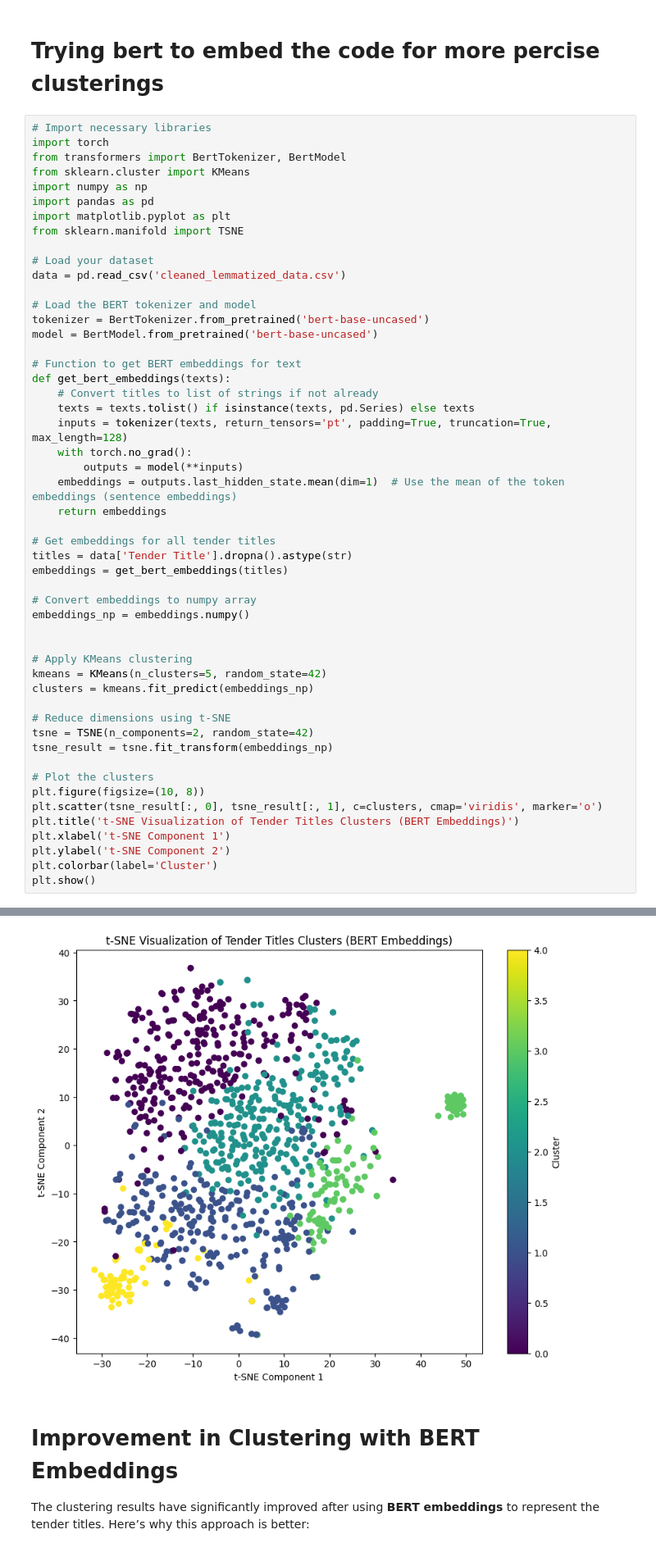
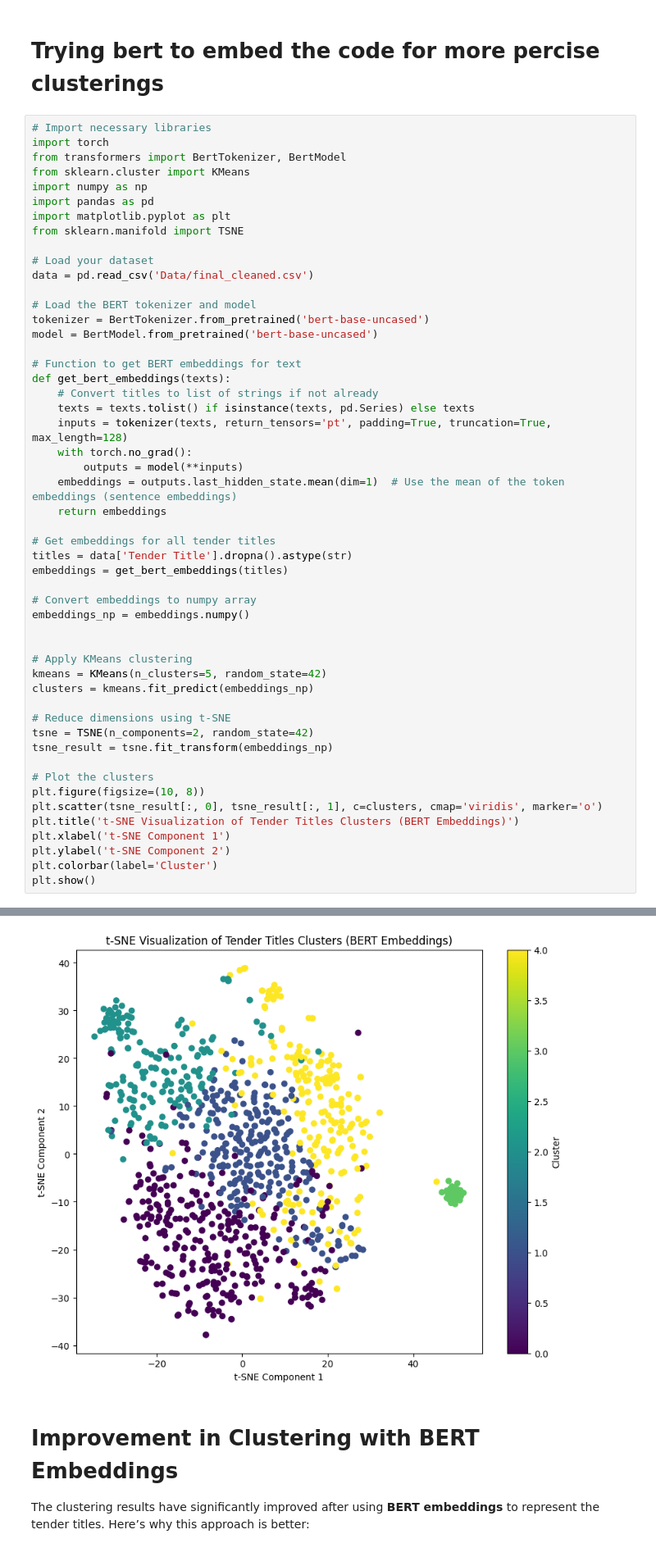
Before and after one commit to QuasimodoCodes/Bachlorz, a Jupyter notebook: experiments/plots.ipynb, the cells around one changed output, grey strips where cells are left out. Shown at 82% size. Drawn from its saved outputs; the diff is of its cells as text.

Commit message:
created folder for images and also one for texting and experimenting

```diff
--- a/plots.ipynb
+++ b/experiments/plots.ipynb
@@ -111,7 +111,7 @@ import matplotlib.pyplot as plt
 from sklearn.manifold import TSNE
 
 # Load your dataset
-data = pd.read_csv('cleaned_lemmatized_data.csv')
+data = pd.read_csv('Data/final_cleaned.csv')
 
 # Load the BERT tokenizer and model
 tokenizer = BertTokenizer.from_pretrained('bert-base-uncased')
@@ -155,4 +157,4 @@ plt.show()
-[figure, old version]
+[figure, new version]
 # %% [markdown]
 # Improvement in Clustering with BERT Embeddings
 
```
Also changed, not shown: parts of 4 cells of this notebook, 2 other files.
